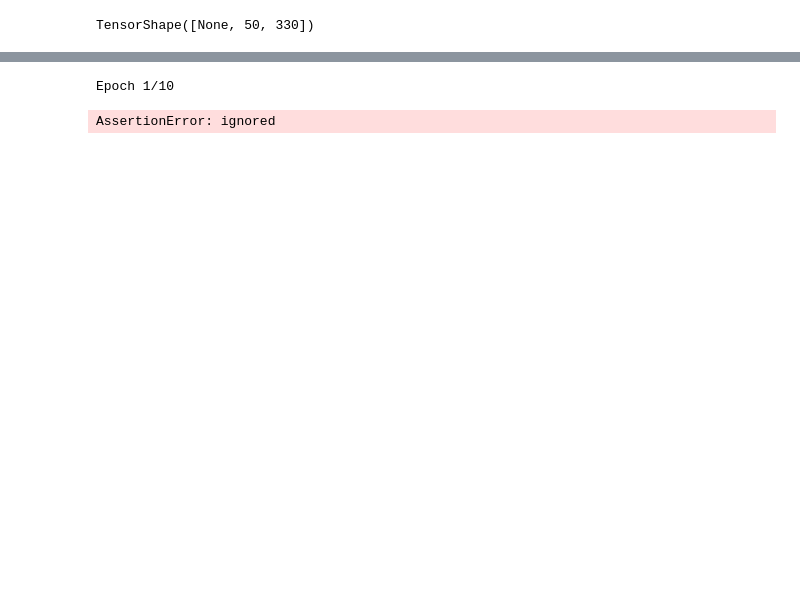
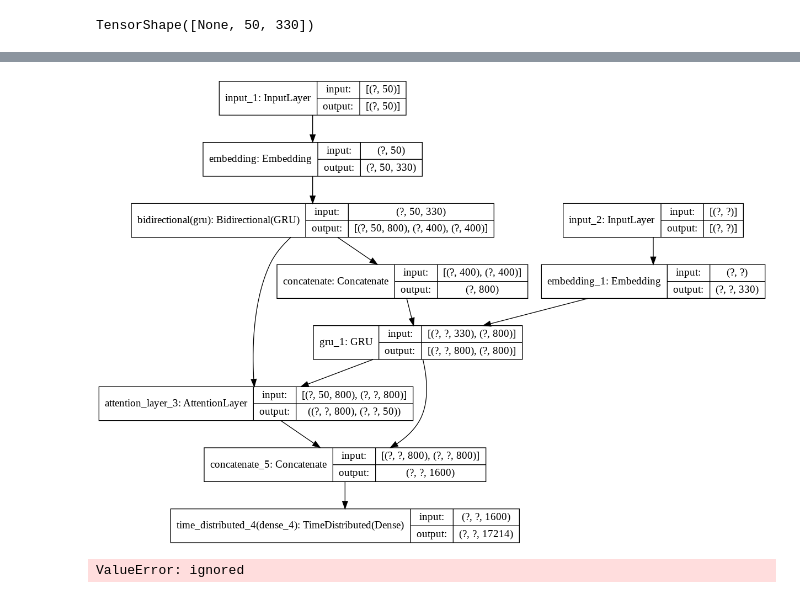
Before and after one commit to devhemza/deeplearningproject, a Jupyter notebook: Abstractive_text_summarization.ipynb, the cells around one changed output, grey strips where cells are left out. Drawn from its saved outputs; the diff is of its cells as text; code cells hidden in the pictures; blank space fills up the shorter version.

Commit message:
update keras model

```diff
--- a/Abstractive_text_summarization.ipynb
+++ b/Abstractive_text_summarization.ipynb
@@ -66,7 +180,6 @@ from gensim.models.keyedvectors import KeyedVectors
 from gensim.test.utils import get_tmpfile
 from gensim.scripts.glove2word2vec import glove2word2vec
 
-default_path = "./sample_data/"
 
 train_article_path = default_path + "sumdata/train/train.article.txt"
 train_title_path   = default_path + "sumdata/train/train.title.txt"
@@ -118,7 +231,7 @@ def build_dict(step, toy=False):
     reversed_dict = dict(zip(word_dict.values(), word_dict.keys()))
 
     article_max_len = 50
-    summary_max_len = 15
+    summary_max_len = 50
 
     return word_dict, reversed_dict, article_max_len, summary_max_len
 
@@ -442,7 +553,7 @@ print(encoder_inputs)
 """_______encoder________"""
 
 # GRU
-encoder_embedding_layer = Embedding(1000, 330, input_length = 50,  weights = [train_embedding[:1000]])
+encoder_embedding_layer = Embedding(train_embedding.shape[0], 330, input_length = 50,  weights = [train_embedding])
 encoder_embedding = encoder_embedding_layer(encoder_inputs)
 encoder_GRU = Bidirectional(GRU(hidden_units, return_sequences=True, return_state=True))
 encoder_output, encoder_fs, encoder_bs = encoder_GRU(encoder_embedding)
@@ -464,21 +575,20 @@ decoder_gru = GRU(hidden_units * 2, return_sequences=True, return_state=True)
 decoder_output, decoder_state = decoder_gru(decoder_embedding, initial_state=[encoder_state])
 # %%
 # Attention Layer for alignment model and computation of weights for all encoder hidden states
-attention_layer = Attention()
-attention_out = attention_layer([encoder_output, decoder_output])
+attention_layer = AttentionLayer()
+attention_out, attention_states = attention_layer([encoder_output, decoder_output])
 
 # Concat attention output and decoder GRU output
 decoder_concatenate = Concatenate(axis=-1)([decoder_output, attention_out])
 
 # Dense layer for generating words from vocabulary distribution
-decoder_dense = TimeDistributed(
-    Dense(train_embedding.shape[0], activation='softmax'))
+decoder_dense = TimeDistributed(Dense(train_embedding.shape[0]+1, activation='softmax'))
 decoder_dense_output = decoder_dense(decoder_concatenate)
 
 # Define the model
-model = Model([encoder_inputs, decoder_input], decoder_dense_output)
-model.compile(optimizer='rmsprop',
-              loss='sparse_categorical_crossentropy', metrics=['accuracy'])
+model = Model(inputs = [encoder_inputs, decoder_input], outputs = decoder_dense_output)
+opt = Adadelta()
+model.compile(optimizer=opt, loss='categorical_crossentropy')
 # %%
 model.summary()
 # %% [output]
@@ -500,10 +610,13 @@ Trainable params: 38,041,903
 Non-trainable params: 0
 __________________________________________________________________________________________________
+# %%
+tf.keras.utils.plot_model(model, show_shapes=True)
+# %% [output]
+[figure, added]
 # %%
 train_X = tf.convert_to_tensor(train_x)
 train_Y = tf.convert_to_tensor(train_y)
 # %%
-model.fit(train_X, train_Y, batch_size=50,epochs=10, verbose=2)
+model.fit([train_X, train_Y], train_Y)
 # %% [output]
-Epoch 1/10
+ValueError: ignored
-AssertionError: ignored
```
Also changed, not shown: parts of 12 cells of this notebook, 1 other file.
